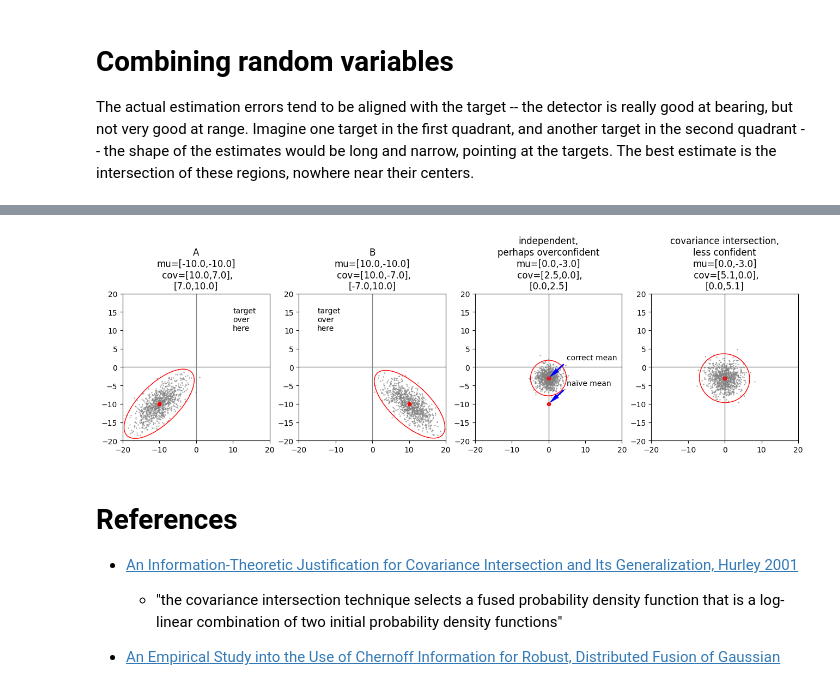
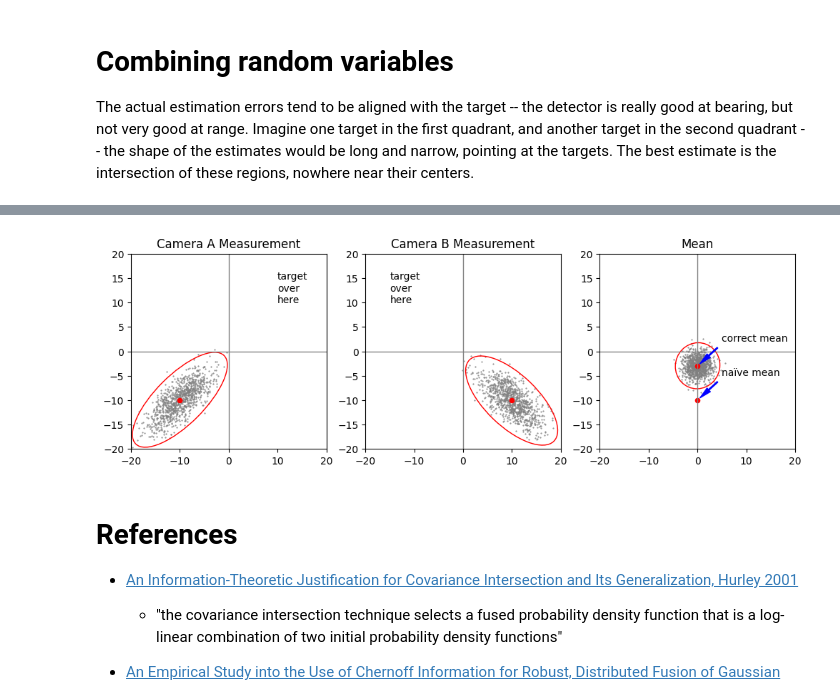
Before and after one commit to Team100/all24, a Jupyter notebook: studies/end_to_end_calibration/covariance_intersection.ipynb, the cells around one changed output, grey strips where cells are left out. Cells and saved outputs as stored; diff of their text form; code cells hidden in the pictures.

```diff
--- a/studies/end_to_end_calibration/covariance_intersection.ipynb
+++ b/studies/end_to_end_calibration/covariance_intersection.ipynb
@@ -64,7 +64,8 @@ def make_plot(mu, cov, ax, title):
     ax.set_xlim(-20, 20)
     ax.set_ylim(-20, 20)
     ax.set_title(
-        f"{title}\nmu=[{mu[0]:.1f},{mu[1]:.1f}]\n cov=[{cov[0][0]:.1f},{cov[0][1]:.1f}],\n[{cov[1][0]:.1f},{cov[1][1]:.1f}]"
+        # f"{title}\nmu=[{mu[0]:.1f},{mu[1]:.1f}]\n cov=[{cov[0][0]:.1f},{cov[0][1]:.1f}],\n[{cov[1][0]:.1f},{cov[1][1]:.1f}]"
+        title
     )
 # %% [markdown]
 # Combining random variables
@@ -73,35 +102,31 @@ The actual estimation errors tend to be aligned with the target -- the detector
 # %%
-fig, ax = plt.subplots(1, 4, figsize=(16, 4))
+# The same thing, for the simple mean of independent measurements:
+
+fig, ax = plt.subplots(1, 3, figsize=(12, 4))
 a = [-10, -10]
 A = [[10, 7], [7, 10]]
 ax[0].annotate("target\nover\nhere", [10,10])
-make_plot(a, A, ax[0], "A")
+make_plot(a, A, ax[0], "Camera A Measurement")
 
 b = [10, -10]
 B = [[10, -7], [-7, 10]]
 ax[1].annotate("target\nover\nhere", [-15,10])
-make_plot(b, B, ax[1], "B")
+make_plot(b, B, ax[1], "Camera B Measurement")
 
 naive_mean = (np.array(a)+np.array(b))/2
 arrowprops = {'width':1,'headwidth':5,'shrink':0.1,'color':'blue'}
 ax[2].scatter(naive_mean[0], naive_mean[1], c="red", s=20)
 ax[2].annotate("naïve mean", naive_mean, naive_mean+[5,5],arrowprops=arrowprops)
 
 # this is for *independent* estimates:
 C = inv(inv(A) + inv(B))
 c = C.dot(inv(A).dot(a) + inv(B).dot(b))
 ax[2].annotate("correct mean", c, c+[5,5],arrowprops=arrowprops)
-make_plot(c, C, ax[2], "independent,\nperhaps overconfident")
-
-# this is for somewhat correlated estimates:
-w = 0.5
-C = inv(w * inv(A) + (1 - w) * inv(B))
-c = C.dot(w * inv(A).dot(a) + (1 - w) * inv(B).dot(b))
-make_plot(c, C, ax[3], "covariance intersection,\nless confident")
+make_plot(c, C, ax[2], "Mean")
 
 plt.show()
 # %% [output]
-[figure, old version]
+[figure, new version]
 # %% [markdown]
 # References
 
```
Also changed, not shown: parts of 1 cell of this notebook, 1 other file.
